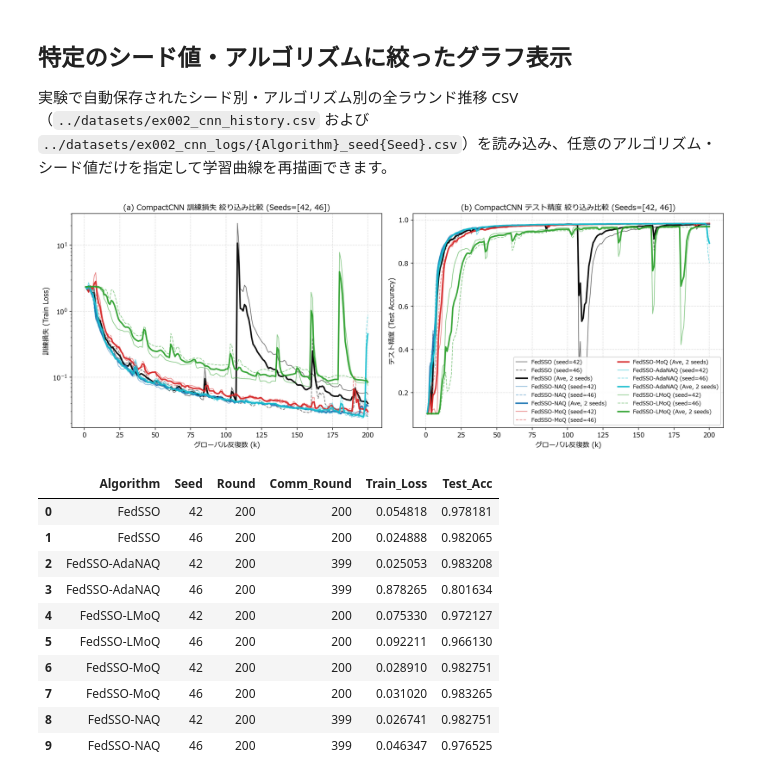
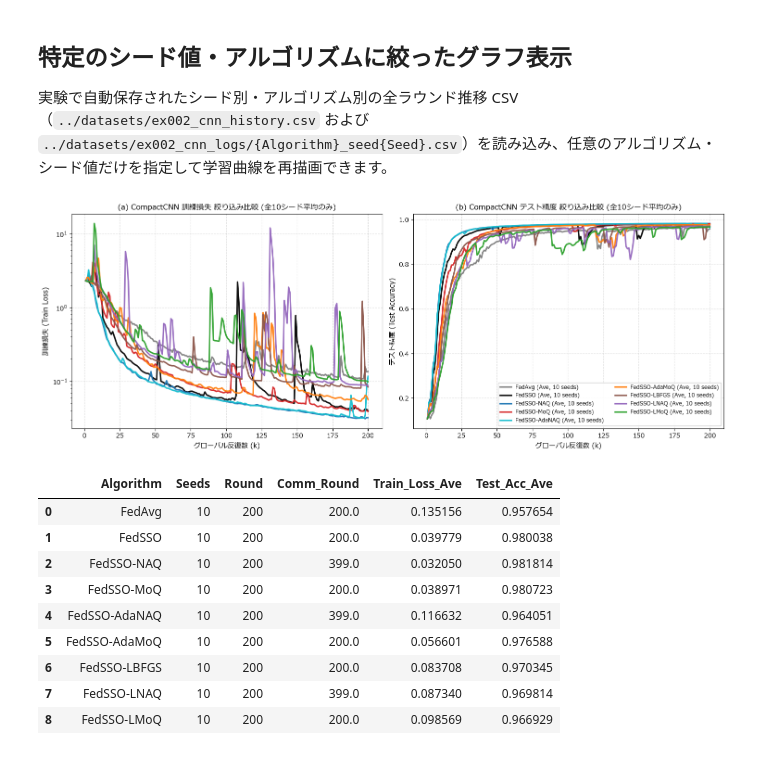
Before and after one commit to wsgames0w0/fedsso_moq, a Jupyter notebook: ex002/ex002.ipynb, the cells around one changed output. Drawn from its saved outputs; the diff is of its cells as text; code cells hidden in the pictures.

```diff
--- a/ex002/ex002.ipynb
+++ b/ex002/ex002.ipynb
@@ -257,34 +257,49 @@ plt.show()
 # %%
 # ここを変更して特定のシード値・アルゴリズムのグラフを表示
 # 利用可能なアルゴリズム:
 #   ["FedAvg", "FedSSO", "FedSSO-NAQ", "FedSSO-MoQ", "FedSSO-AdaNAQ", "FedSSO-AdaMoQ",
 #    "FedSSO-LBFGS", "FedSSO-LNAQ", "FedSSO-LMoQ", "FedSSO-MLNAQ", "FedSSO-MLMoQ"]
 #   None を指定すると全手法が対象になります
 # 利用可能なシード値: [42, 43, 44, 45, 46, 47, 48, 49, 50, 51] (None で全シード対象)
-SELECTED_ALGOS = ["FedSSO", "FedSSO-NAQ", "FedSSO-MoQ", "FedSSO-AdaNAQ", "FedSSO-LMoQ"]
-SELECTED_SEEDS = [42, 46]   # 例: [46] にすると AdaNAQ のシード46 の終盤スパイクを確認可能
+SELECTED_ALGOS = [
+    "FedAvg",
+    "FedSSO",
+    "FedSSO-NAQ",
+    "FedSSO-MoQ",
+    "FedSSO-AdaNAQ",
+    "FedSSO-AdaMoQ",
+    "FedSSO-LBFGS",
+    "FedSSO-LNAQ",
+    "FedSSO-LMoQ",
+    # "FedSSO-MLNAQ",
+    # "FedSSO-MLMoQ"
+]
+SELECTED_SEEDS = None
 X_AXIS_MODE = "round"       # "round" (反復数) または "comm" (累積通信ラウンド数)
 SHOW_MEAN_CURVE = True      # 複数シード指定時に平均太線を重ね描きするか
+PLOT_MEAN_ONLY = "auto"     # "auto": SELECTED_SEEDS=None 時に平均線のみ描画 / True: 平均のみ / False: 個別シードも描画
+TABLE_MEAN_ONLY = "auto"    # "auto": SELECTED_SEEDS=None 時に平均のみの行を出力 / True: 平均のみ / False: シード別に出力
 
 filtered_ex2_df = plot_filtered_cnn_results(
     selected_algos=SELECTED_ALGOS,
     selected_seeds=SELECTED_SEEDS,
     history_csv_path="../datasets/ex002_cnn_history.csv",
     log_dir="../datasets/ex002_cnn_logs",
     x_axis=X_AXIS_MODE,
     show_mean=SHOW_MEAN_CURVE,
+    plot_mean_only=PLOT_MEAN_ONLY,
+    table_mean_only=TABLE_MEAN_ONLY,
 )
 filtered_ex2_df
 # %% [output]
-[figure, old version]
+[figure, new version]
-|  | Algorithm | Seed | Round | Comm_Round | Train_Loss | Test_Acc |
-| 0 | FedSSO | 42 | 200 | 200 | 0.054818 | 0.978181 |
-| 1 | FedSSO | 46 | 200 | 200 | 0.024888 | 0.982065 |
-| 2 | FedSSO-AdaNAQ | 42 | 200 | 399 | 0.025053 | 0.983208 |
-| 3 | FedSSO-AdaNAQ | 46 | 200 | 399 | 0.878265 | 0.801634 |
-| 4 | FedSSO-LMoQ | 42 | 200 | 200 | 0.075330 | 0.972127 |
-| 5 | FedSSO-LMoQ | 46 | 200 | 200 | 0.092211 | 0.966130 |
-| 6 | FedSSO-MoQ | 42 | 200 | 200 | 0.028910 | 0.982751 |
-| 7 | FedSSO-MoQ | 46 | 200 | 200 | 0.031020 | 0.983265 |
-| 8 | FedSSO-NAQ | 42 | 200 | 399 | 0.026741 | 0.982751 |
-| 9 | FedSSO-NAQ | 46 | 200 | 399 | 0.046347 | 0.976525 |
+|  | Algorithm | Seeds | Round | Comm_Round | Train_Loss_Ave | Test_Acc_Ave |
+| 0 | FedAvg | 10 | 200 | 200.0 | 0.135156 | 0.957654 |
+| 1 | FedSSO | 10 | 200 | 200.0 | 0.039779 | 0.980038 |
+| 2 | FedSSO-NAQ | 10 | 200 | 399.0 | 0.032050 | 0.981814 |
+| 3 | FedSSO-MoQ | 10 | 200 | 200.0 | 0.038971 | 0.980723 |
+| 4 | FedSSO-AdaNAQ | 10 | 200 | 399.0 | 0.116632 | 0.964051 |
+| 5 | FedSSO-AdaMoQ | 10 | 200 | 200.0 | 0.056601 | 0.976588 |
+| 6 | FedSSO-LBFGS | 10 | 200 | 200.0 | 0.083708 | 0.970345 |
+| 7 | FedSSO-LNAQ | 10 | 200 | 399.0 | 0.087340 | 0.969814 |
+| 8 | FedSSO-LMoQ | 10 | 200 | 200.0 | 0.098569 | 0.966929 |
```
Also changed, not shown: 5 other files.
